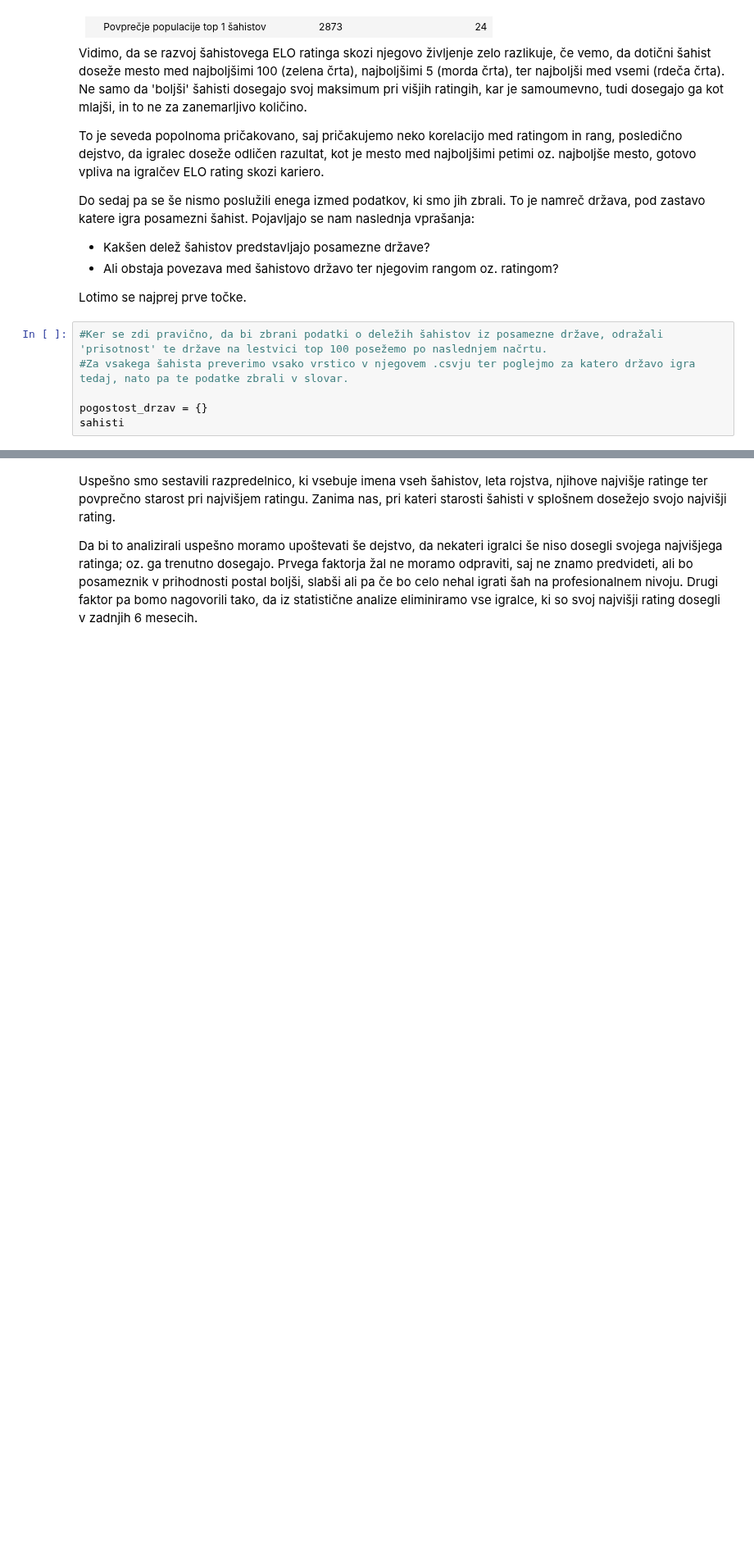
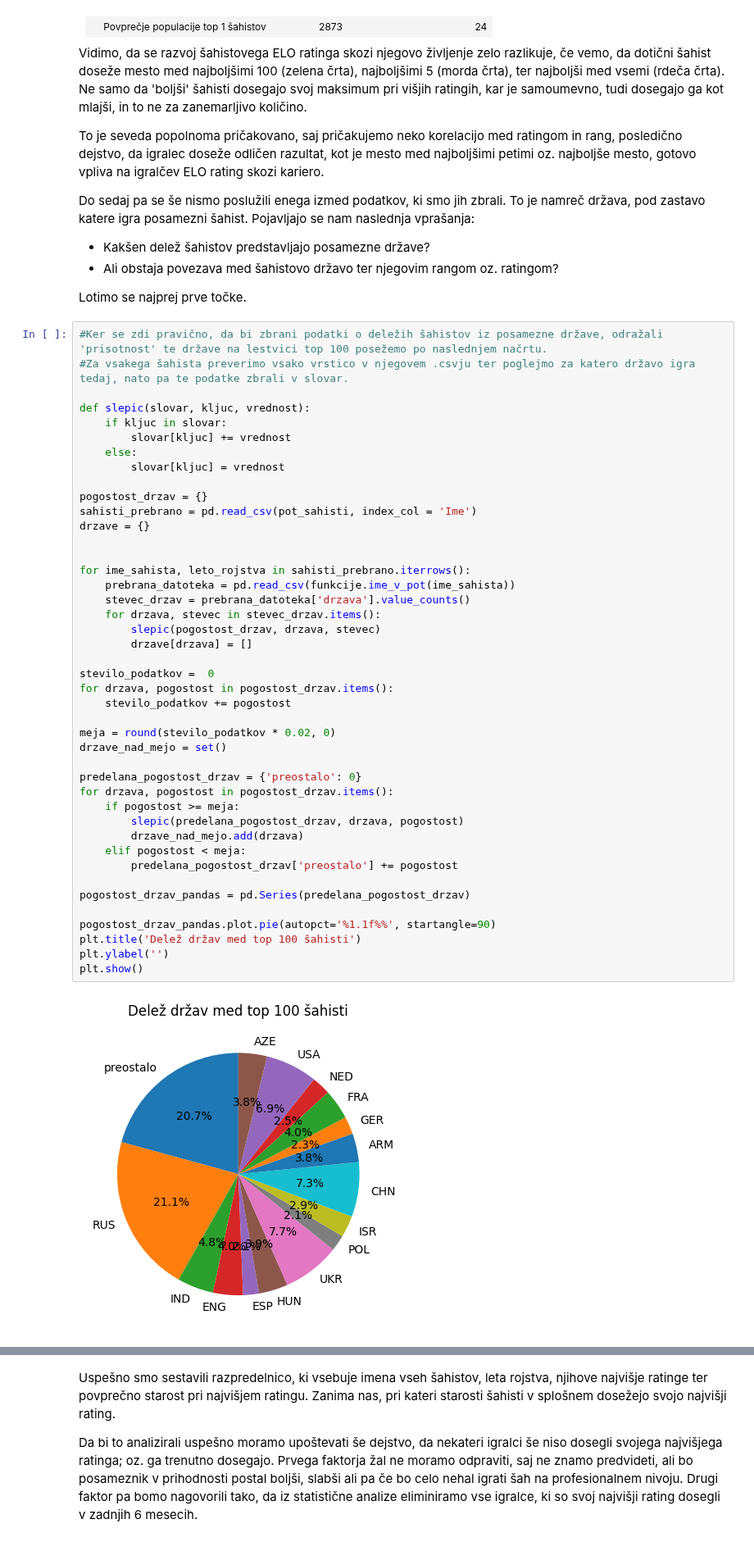
Before and after one commit to HugoTrebse/UVP-projektna-naloga, a Jupyter notebook: analiza_podatkov.ipynb, the cells around one changed output, grey strips where cells are left out. Shown at 82% size. Drawn from its saved outputs; the diff is of its cells as text; blank space fills up the shorter version.

```diff
--- a/analiza_podatkov.ipynb
+++ b/analiza_podatkov.ipynb
@@ -254,6 +260,45 @@ Lotimo se najprej prve točke.
 # %%
 #Ker se zdi pravično, da bi zbrani podatki o deležih šahistov iz posamezne države, odražali 'prisotnost' te države na lestvici top 100 posežemo po naslednjem načrtu.
 #Za vsakega šahista preverimo vsako vrstico v njegovem .csvju ter poglejmo za katero državo igra tedaj, nato pa te podatke zbrali v slovar.
 
+def slepic(slovar, kljuc, vrednost):
+    if kljuc in slovar:
+        slovar[kljuc] += vrednost
+    else:
+        slovar[kljuc] = vrednost
+
 pogostost_drzav = {}
-sahisti
+sahisti_prebrano = pd.read_csv(pot_sahisti, index_col = 'Ime')
+drzave = {}
+
+
+for ime_sahista, leto_rojstva in sahisti_prebrano.iterrows():
+    prebrana_datoteka = pd.read_csv(funkcije.ime_v_pot(ime_sahista))
+    stevec_drzav = prebrana_datoteka['drzava'].value_counts()
+    for drzava, stevec in stevec_drzav.items():
+        slepic(pogostost_drzav, drzava, stevec)
+        drzave[drzava] = []
+
+stevilo_podatkov =  0
+for drzava, pogostost in pogostost_drzav.items():
+    stevilo_podatkov += pogostost
+
+meja = round(stevilo_podatkov * 0.02, 0)
+drzave_nad_mejo = set()
+
+predelana_pogostost_drzav = {'preostalo': 0}
+for drzava, pogostost in pogostost_drzav.items():
+    if pogostost >= meja:
+        slepic(predelana_pogostost_drzav, drzava, pogostost)
+        drzave_nad_mejo.add(drzava)
+    elif pogostost < meja:
+        predelana_pogostost_drzav['preostalo'] += pogostost
+
+pogostost_drzav_pandas = pd.Series(predelana_pogostost_drzav)
+
+pogostost_drzav_pandas.plot.pie(autopct='%1.1f%%', startangle=90)
+plt.title('Delež držav med top 100 šahisti')
+plt.ylabel('')
+plt.show()
+# %% [output]
+[figure, added]
```
Also changed, not shown: parts of 16 cells of this notebook.
